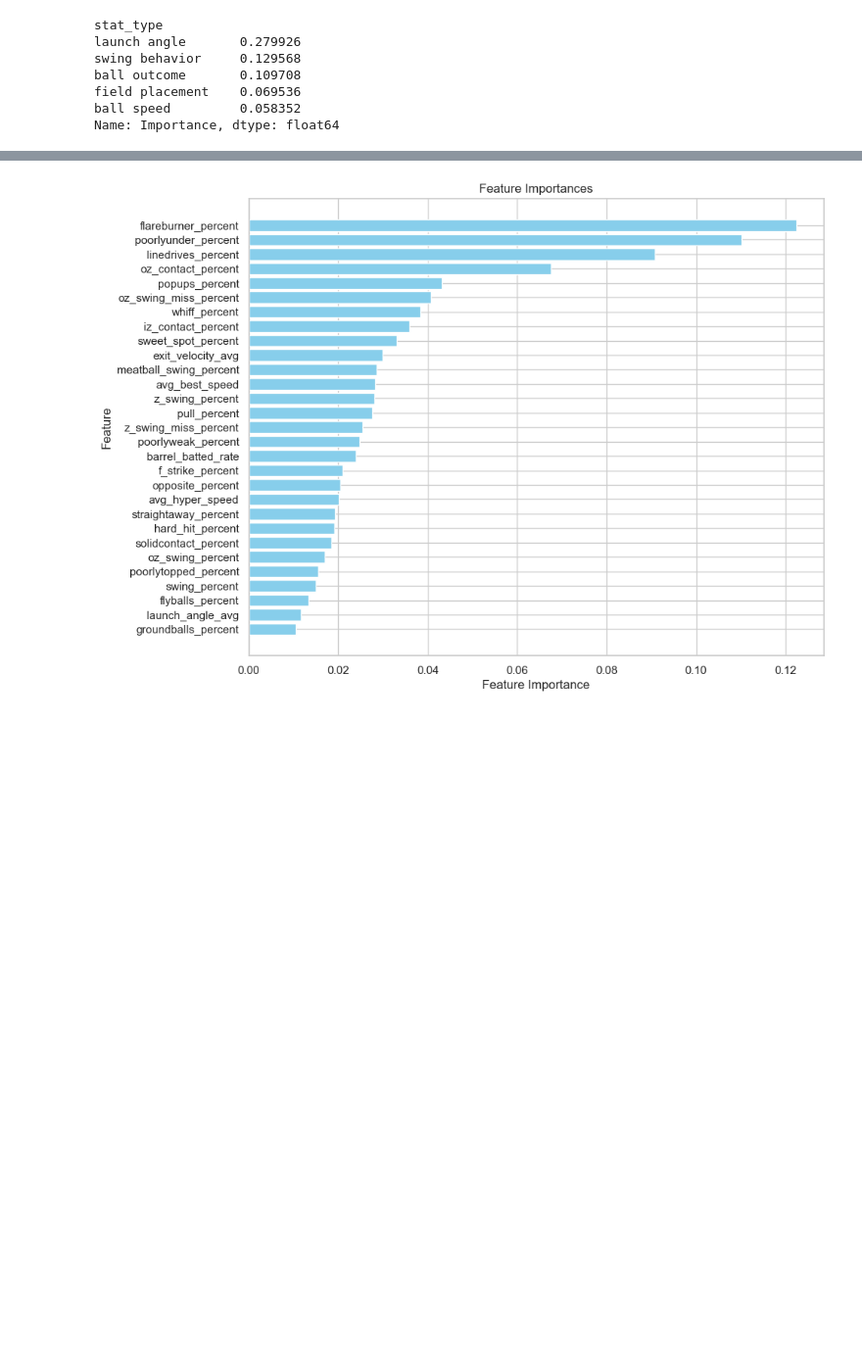
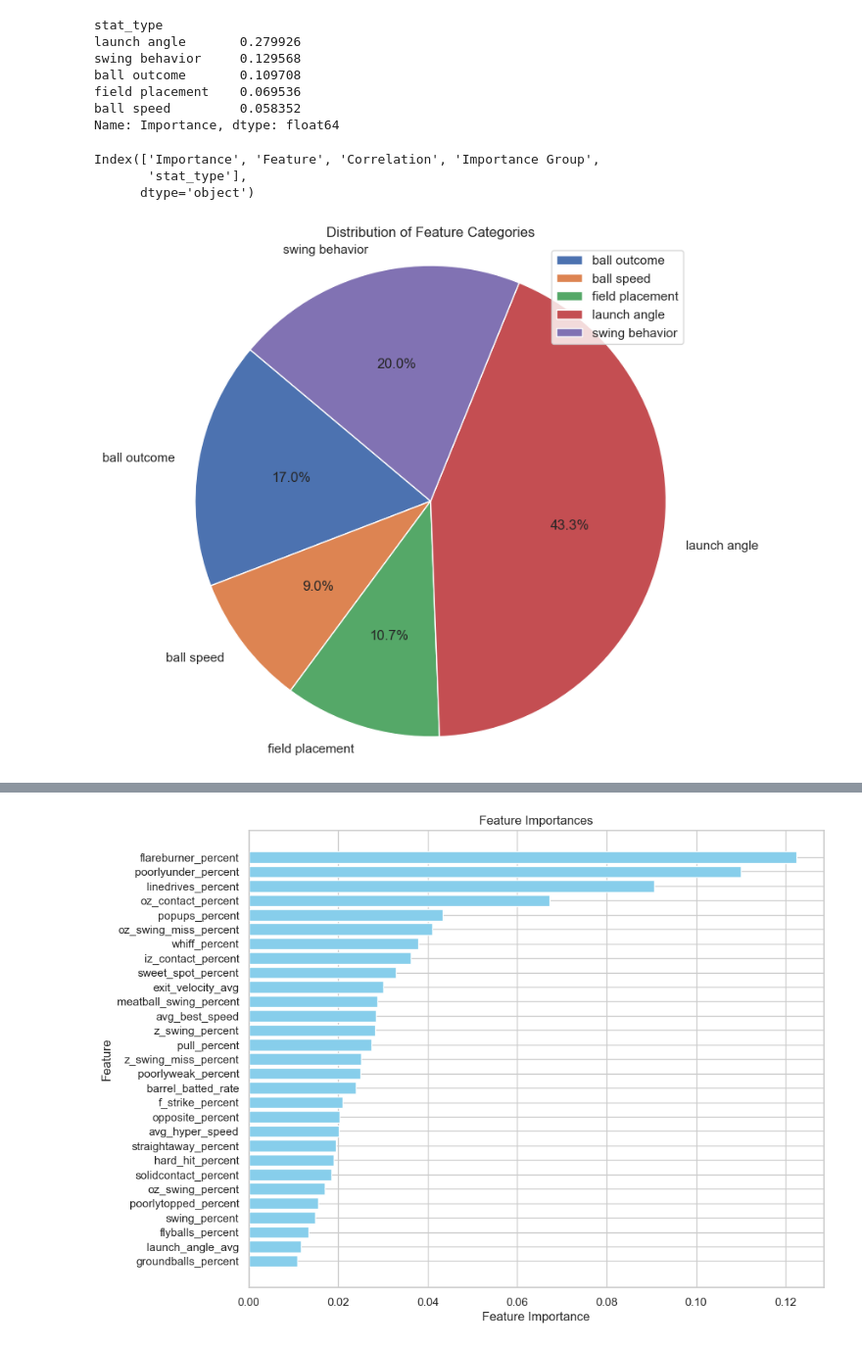
Before and after one commit to askarovamari/Project-4---Team-7, a Jupyter notebook: RandomForest.ipynb, the cells around one changed output, grey strips where cells are left out. Shown at 98% size. Saved outputs shown, nothing was run; the diff lists cells and outputs as text; code cells hidden in the pictures; blank space fills up the shorter version.

```diff
--- a/RandomForest.ipynb
+++ b/RandomForest.ipynb
@@ -485,6 +513,28 @@ ball outcome       0.109708
 field placement    0.069536
 ball speed         0.058352
 Name: Importance, dtype: float64
+# %%
+print(df_merged.columns)
+# %% [output]
+Index(['Importance', 'Feature', 'Correlation', 'Importance Group',
+       'stat_type'],
+      dtype='object')
+# %%
+# Count the number of features for each stat type
+stat_type_counts = df_merged.groupby("stat_type")["Importance"].sum()
+
+# Plot
+plt.figure(figsize=(8, 8))
+plt.pie(stat_type_counts, labels=stat_type_counts.index, autopct='%1.1f%%', startangle=140)
+plt.title('Distribution of Feature Categories')
+plt.axis('equal')
+
+# Add legend
+plt.legend(loc='upper right')
+
+plt.show()
+# %% [output]
+[figure, added]
 # %%
 sns.set(style="whitegrid")
 plt.figure(figsize=(10, 6))
```
Also changed, not shown: parts of 12 cells of this notebook.
